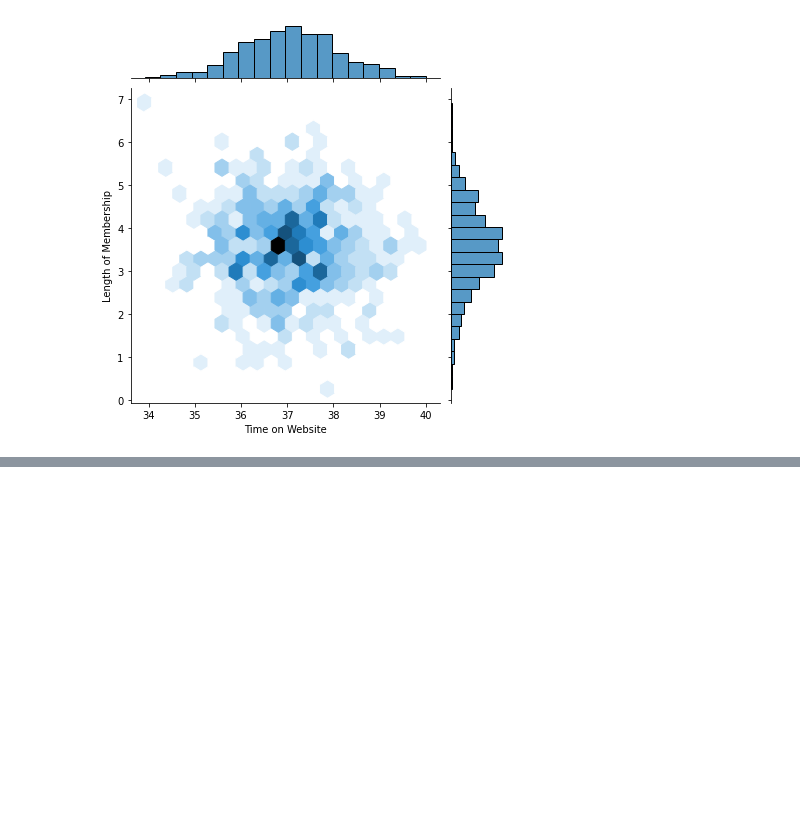
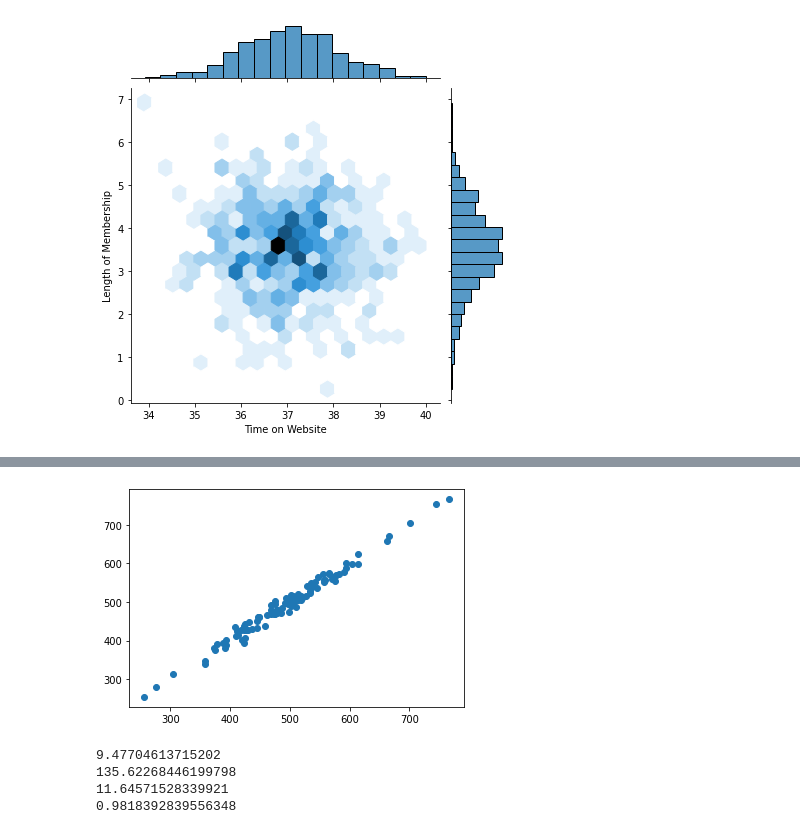
Before and after one commit to abrarrafi/Machine_Learning, a Jupyter notebook: LinearRegression2.ipynb, the cells around one changed output, grey strips where cells are left out. Drawn from its saved outputs; the diff is of its cells as text; code cells hidden in the pictures; blank space fills up the shorter version.

```diff
--- a/LinearRegression2.ipynb
+++ b/LinearRegression2.ipynb
@@ -86,0 +95,5 @@ plt.show()
+# %%
+x = df.iloc[:,3:7]
+y = df['Yearly Amount Spent']
+# %%
+x_train, x_test, y_train, y_test = train_test_split(x, y, test_size=0.2, random_state=50)
@@ -86,0 +105,17 @@ plt.show()
+# %%
+prediction = lr.predict(x_test)
+# %%
+plt.scatter(y_test, prediction)
+plt.show()
+# %% [output]
+[figure, added]
+# %%
+print(metrics.mean_absolute_error(y_test, prediction))
+print(metrics.mean_squared_error(y_test, prediction))
+print(np.sqrt(metrics.mean_squared_error(y_test, prediction)))
+print(metrics.explained_variance_score(y_test, prediction))
+# %% [output]
+9.47704613715202
+135.62268446199798
+11.64571528339921
+0.9818392839556348
```
Also changed, not shown: parts of 8 cells of this notebook.
